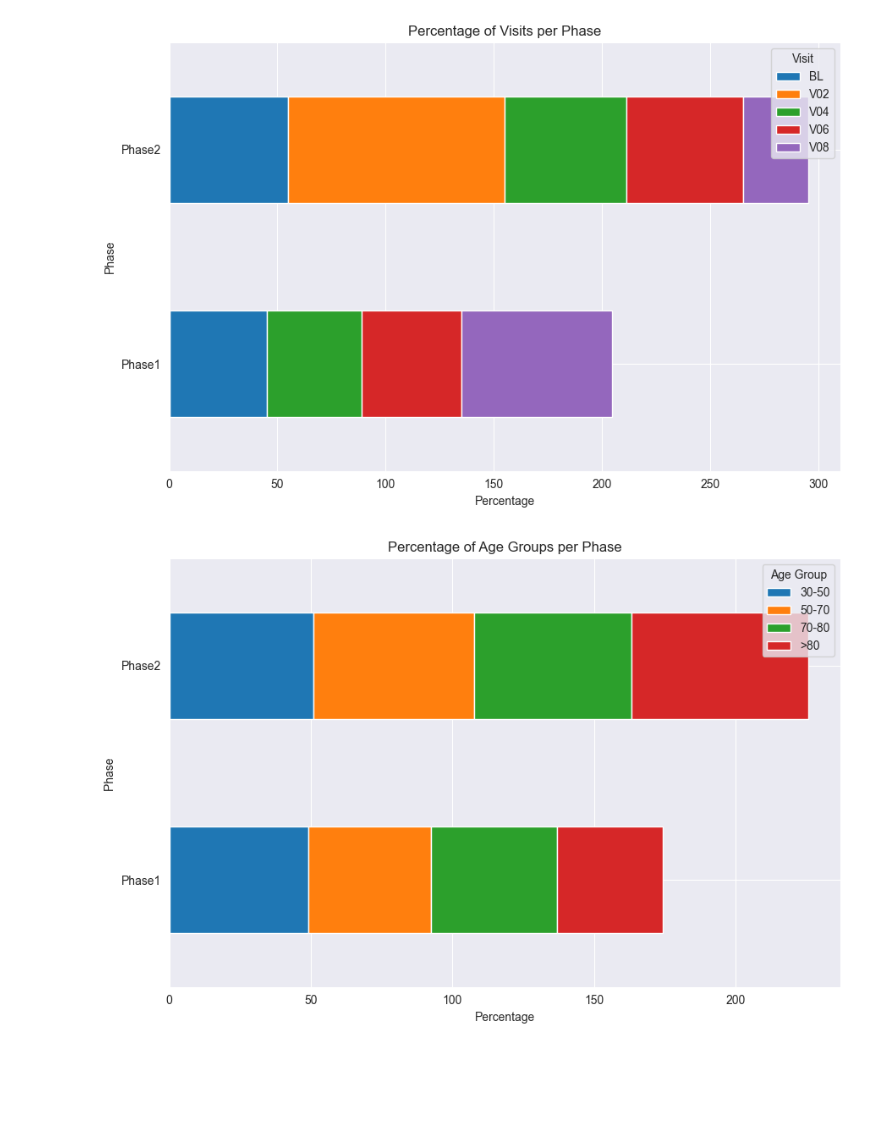
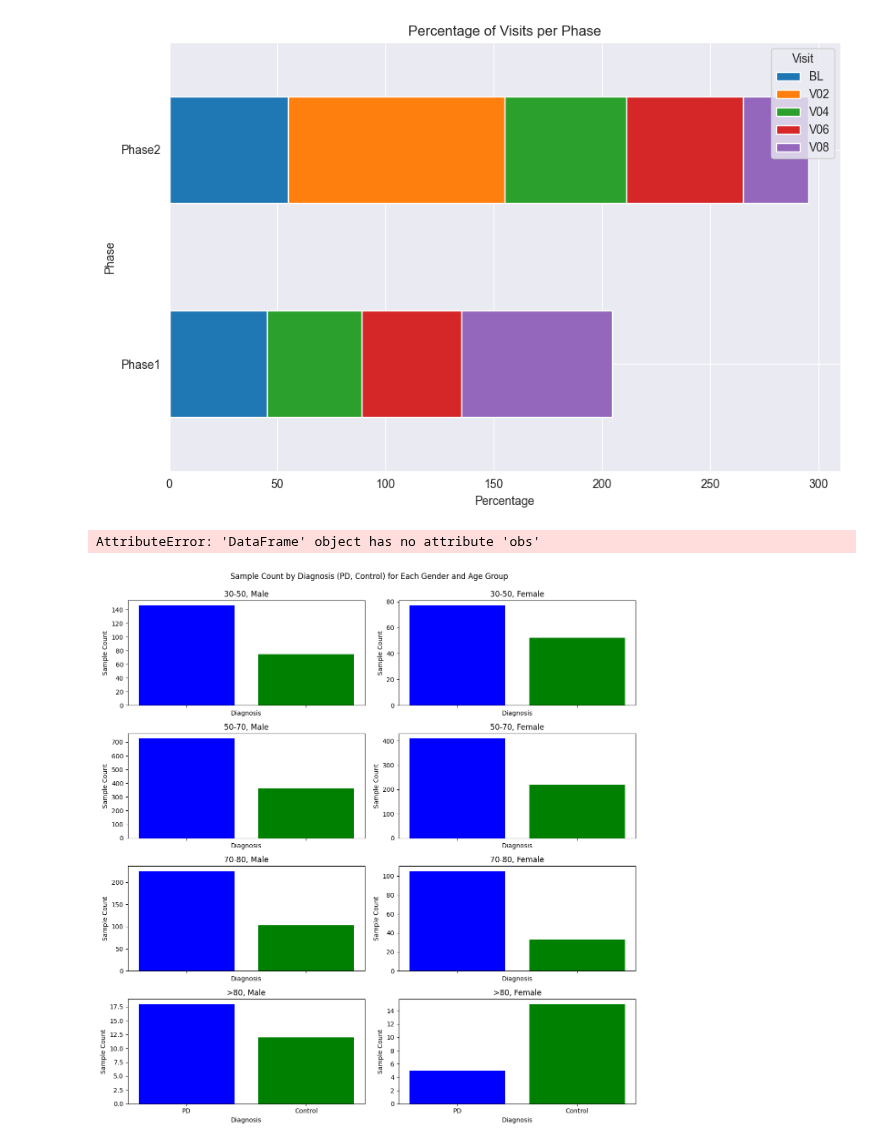
Before and after one commit to perpk/ppmi-wip, a Jupyter notebook: ppmi-wip.scrap-pad.ipynb, the cells around one changed output. Saved outputs shown, nothing was run; the diff lists cells and outputs as text; code cells hidden in the pictures; blank space fills up the shorter version.

```diff
--- a/ppmi-wip.scrap-pad.ipynb
+++ b/ppmi-wip.scrap-pad.ipynb
@@ -182,7 +202,10 @@ phase_percentages = []
 # Collect percentage data for each phase and visit combination
 for age_group in age_groups:
     phase_counts = (
-        ppmi_ad.obs[ppmi_ad.obs["Age_Group"] == age_group]
+        ppmi_ad.obs[
+            (ppmi_ad.obs["Age_Group"] == age_group) &
+            (ppmi_ad.obs["Diagnosis"].isin(["Control", "PD"]))
+        ]
         .groupby("Phase")["Sample"].count()
     )
     phase_pct = (phase_counts / phase_counts.sum()) * 100
@@ -200,4 +223,42 @@ plt.legend(title="Age Group", loc="upper right")
 plt.tight_layout()
 plt.show()
 # %% [output]
-[figure, removed]
+AttributeError: 'DataFrame' object has no attribute 'obs'
+# %%
+import matplotlib.pyplot as plt
+
+# Data preparation
+age_groups = ["30-50", "50-70", "70-80", ">80"]
+genders = ["Male", "Female"]
+
+# Create a grid plot
+fig, axes = plt.subplots(len(age_groups), len(genders), figsize=(12, 12), sharex=True, sharey=False)
+
+for i, age_group in enumerate(age_groups):
+    for j, gender in enumerate(genders):
+        # Filter and group the data, including only PD and Control diagnoses
+        phase_counts = (
+            ppmi_ad.obs[
+                (ppmi_ad.obs["Age_Group"] == age_group) &
+                (ppmi_ad.obs["Gender"] == gender) &
+                (ppmi_ad.obs["Diagnosis"].isin(["PD", "Control"]))  # Include only PD and Control
+            ]
+            .groupby("Diagnosis")["Sample"]
+            .count()
+        )
+
+        # Filter out empty counts to avoid displaying other diagnoses
+        phase_counts = phase_counts.reindex(["PD", "Control"]).fillna(0)
+
+        # Plot bar chart
+        axes[i, j].bar(phase_counts.index, phase_counts.values, color=["blue", "green"])
+        axes[i, j].set_title(f"{age_group}, {gender}")
+        axes[i, j].set_xlabel("Diagnosis")
+        axes[i, j].set_ylabel("Sample Count")
+
+# Adjust layout for better fit
+plt.tight_layout()
+plt.suptitle("Sample Count by Diagnosis (PD, Control) for Each Gender and Age Group", y=1.02)
+plt.show()
+# %% [output]
+[figure, added]
```
Also changed, not shown: parts of 1 cell of this notebook, 4 other files.
